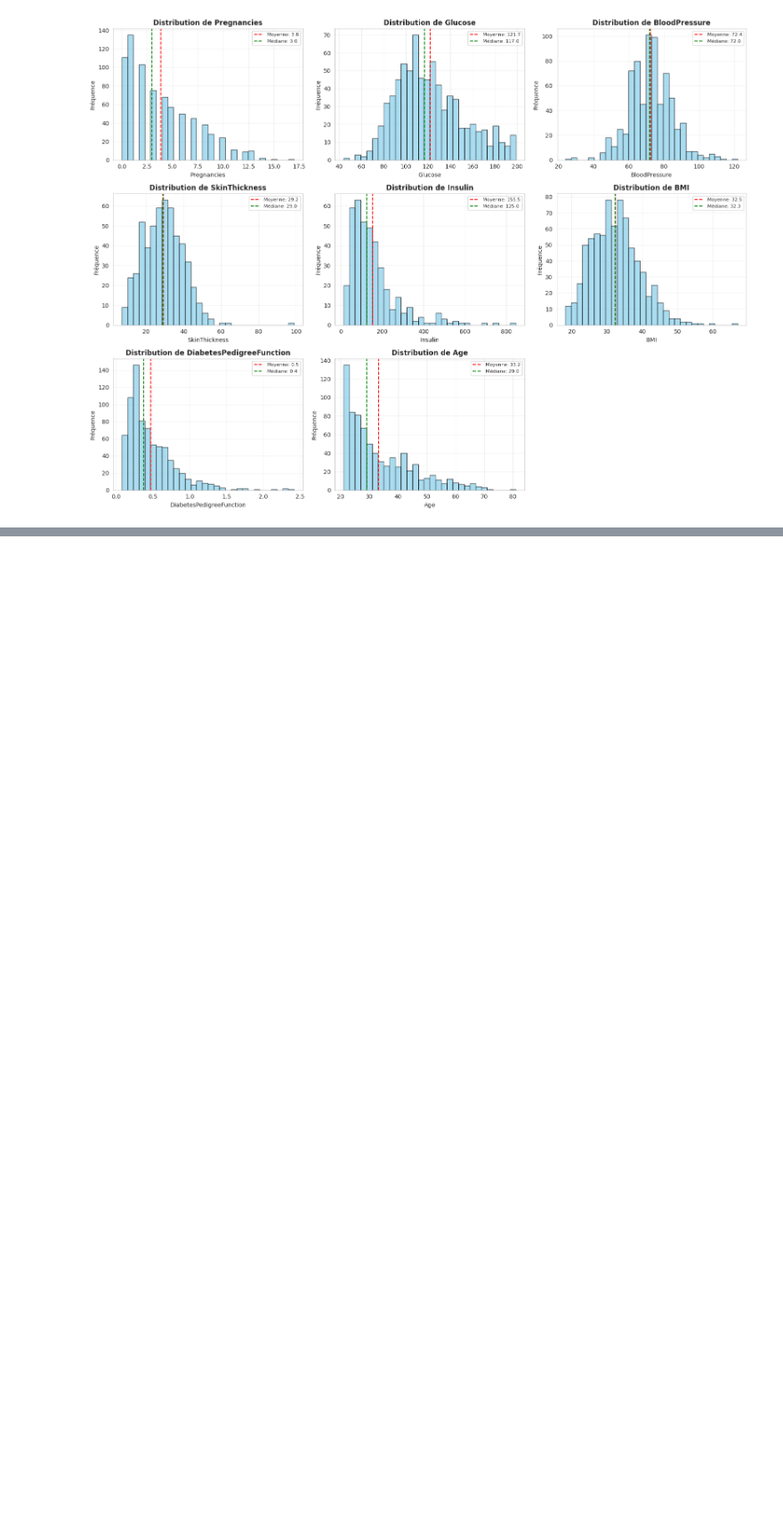
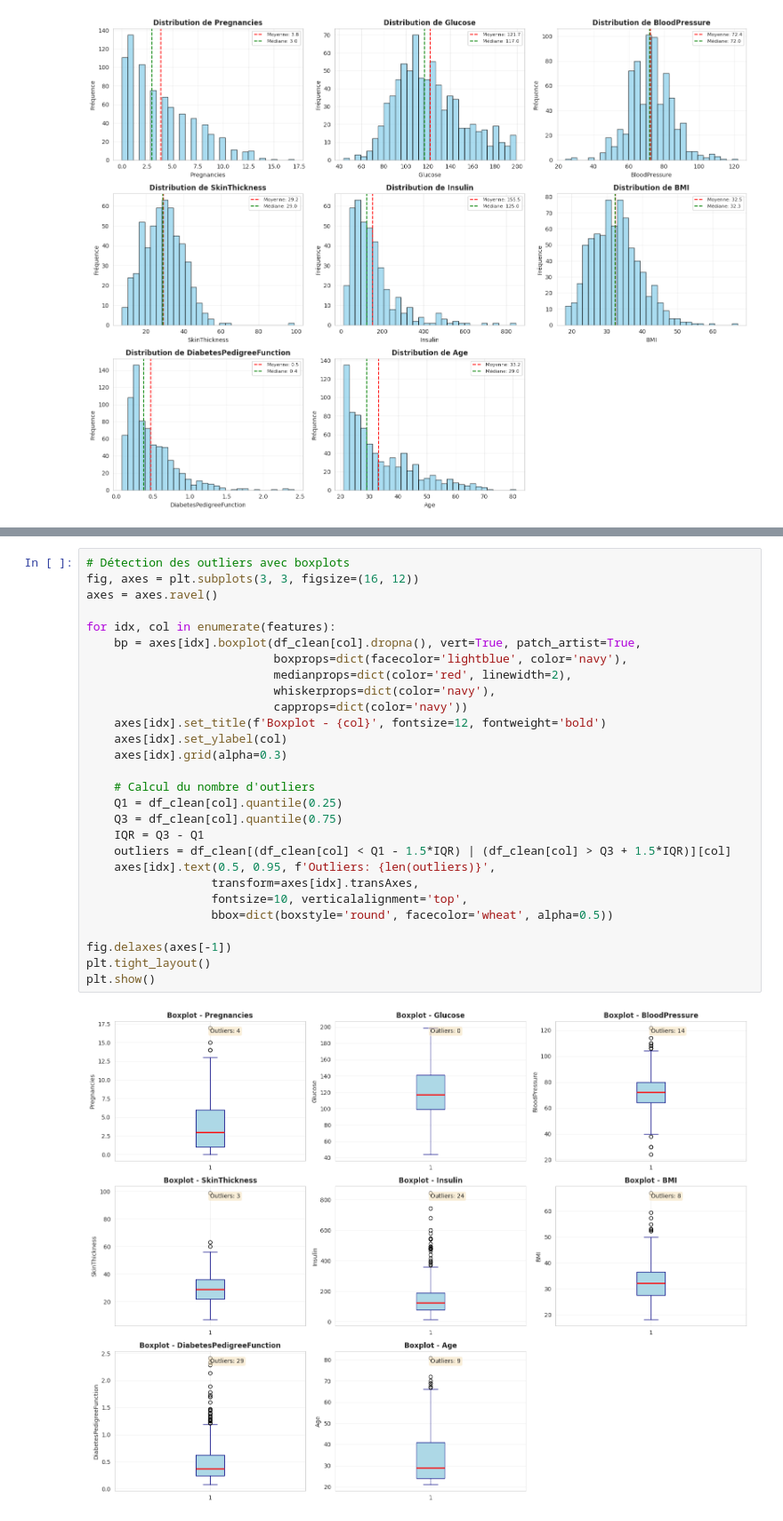
Before and after one commit to anonyme56/ProjetProgrammationDiabete, a Jupyter notebook: TP_Prog_indian_diabete.ipynb, the cells around one changed output, grey strips where cells are left out. Shown at 89% size. Cells and saved outputs as stored; diff of their text form; blank space fills up the shorter version.

Commit message:
Analyse de l'asymétrie et l'aplatissement des courbes Affichage graphique des valeurs aberrantes avec des boxplot

```diff
--- a/TP_Prog_indian_diabete.ipynb
+++ b/TP_Prog_indian_diabete.ipynb
@@ -390,0 +433,30 @@ plt.show()
+# %%
+# Détection des outliers avec boxplots
+fig, axes = plt.subplots(3, 3, figsize=(16, 12))
+axes = axes.ravel()
+
+for idx, col in enumerate(features):
+    bp = axes[idx].boxplot(df_clean[col].dropna(), vert=True, patch_artist=True,
+                           boxprops=dict(facecolor='lightblue', color='navy'),
+                           medianprops=dict(color='red', linewidth=2),
+                           whiskerprops=dict(color='navy'),
+                           capprops=dict(color='navy'))
+    axes[idx].set_title(f'Boxplot - {col}', fontsize=12, fontweight='bold')
+    axes[idx].set_ylabel(col)
+    axes[idx].grid(alpha=0.3)
+
+    # Calcul du nombre d'outliers
+    Q1 = df_clean[col].quantile(0.25)
+    Q3 = df_clean[col].quantile(0.75)
+    IQR = Q3 - Q1
+    outliers = df_clean[(df_clean[col] < Q1 - 1.5*IQR) | (df_clean[col] > Q3 + 1.5*IQR)][col]
+    axes[idx].text(0.5, 0.95, f'Outliers: {len(outliers)}',
+                  transform=axes[idx].transAxes,
+                  fontsize=10, verticalalignment='top',
+                  bbox=dict(boxstyle='round', facecolor='wheat', alpha=0.5))
+
+fig.delaxes(axes[-1])
+plt.tight_layout()
+plt.show()
+# %% [output]
+[figure, added]
```
Also changed, not shown: parts of 1 cell of this notebook.
